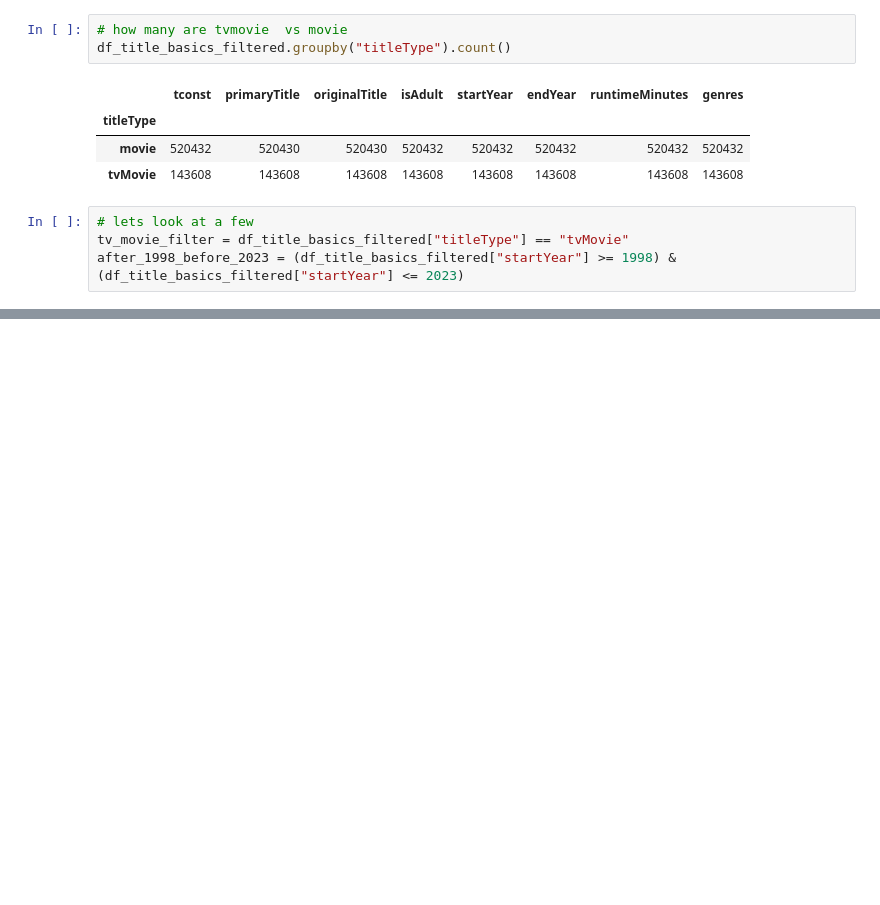
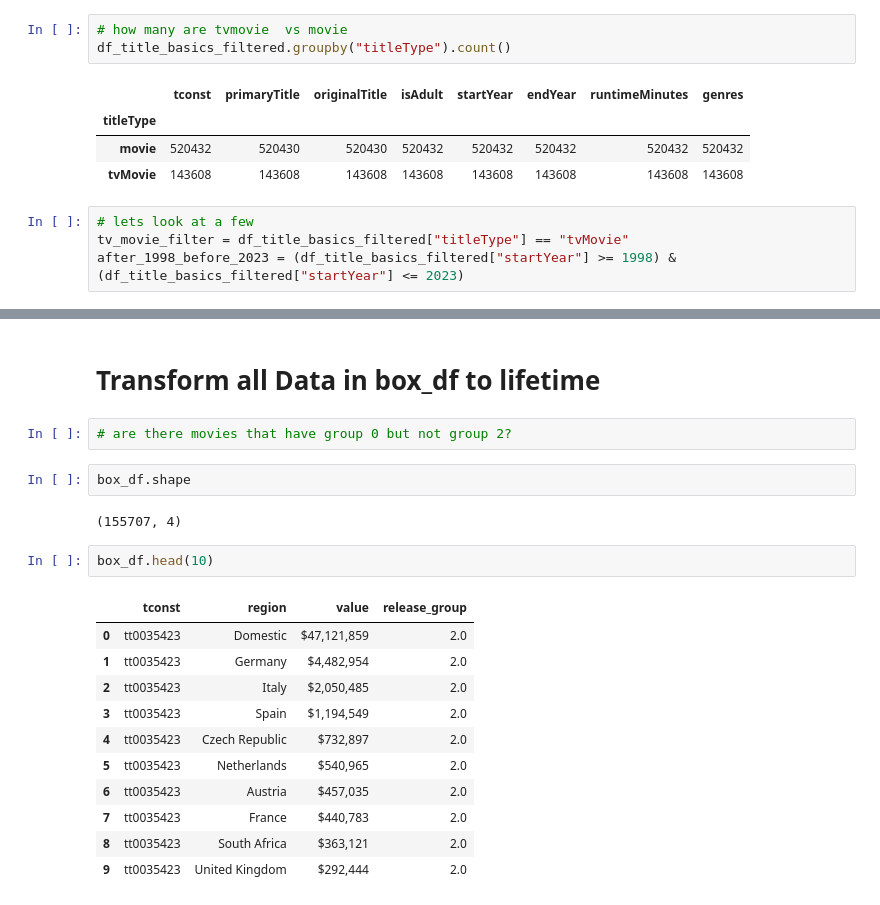
Before and after one commit to tk87-hono/data_analytics_24_4-Capstone_Movie_Group, a Jupyter notebook: first_filtering.ipynb, the cells around one changed output, grey strips where cells are left out. Saved outputs shown, nothing was run; the diff lists cells and outputs as text; blank space fills up the shorter version.

```diff
--- a/first_filtering.ipynb
+++ b/first_filtering.ipynb
@@ -277,0 +360,22 @@ df_title_basics_filtered[tv_movie_filter & after_1998_before_2023].sort_values(b
+# %% [markdown]
+# Transform all Data in box_df to lifetime
+# %%
+# are there movies that have group 0 but not group 2?
+# %%
+box_df.shape
+# %% [output]
+(155707, 4)
+# %%
+box_df.head(10)
+# %% [output]
+|  | tconst | region | value | release_group |
+| 0 | tt0035423 | Domestic | $47,121,859 | 2.0 |
+| 1 | tt0035423 | Germany | $4,482,954 | 2.0 |
+| 2 | tt0035423 | Italy | $2,050,485 | 2.0 |
+| 3 | tt0035423 | Spain | $1,194,549 | 2.0 |
+| 4 | tt0035423 | Czech Republic | $732,897 | 2.0 |
+| 5 | tt0035423 | Netherlands | $540,965 | 2.0 |
+| 6 | tt0035423 | Austria | $457,035 | 2.0 |
+| 7 | tt0035423 | France | $440,783 | 2.0 |
+| 8 | tt0035423 | South Africa | $363,121 | 2.0 |
+| 9 | tt0035423 | United Kingdom | $292,444 | 2.0 |
```
Also changed, not shown: parts of 16 cells of this notebook, 2 other files.
